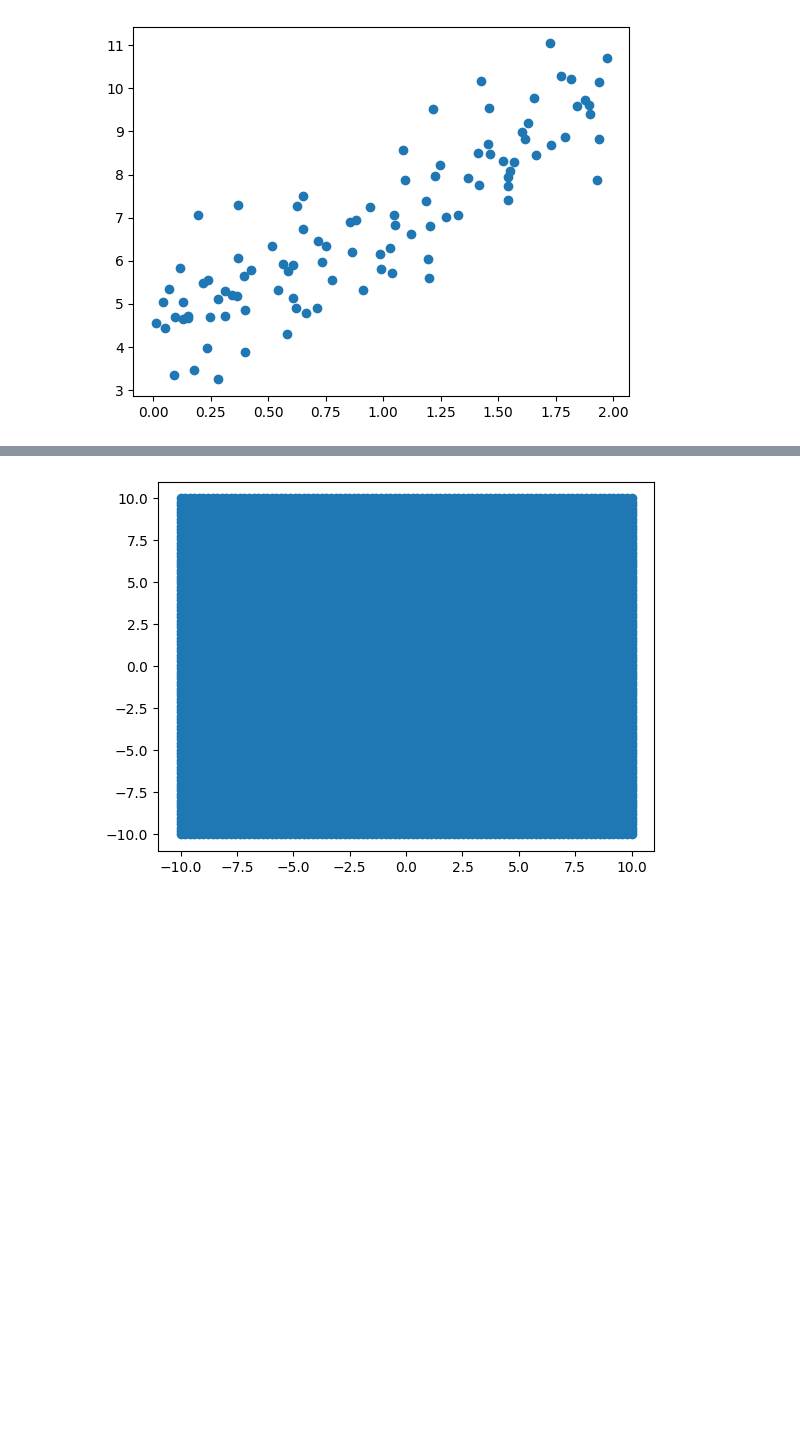
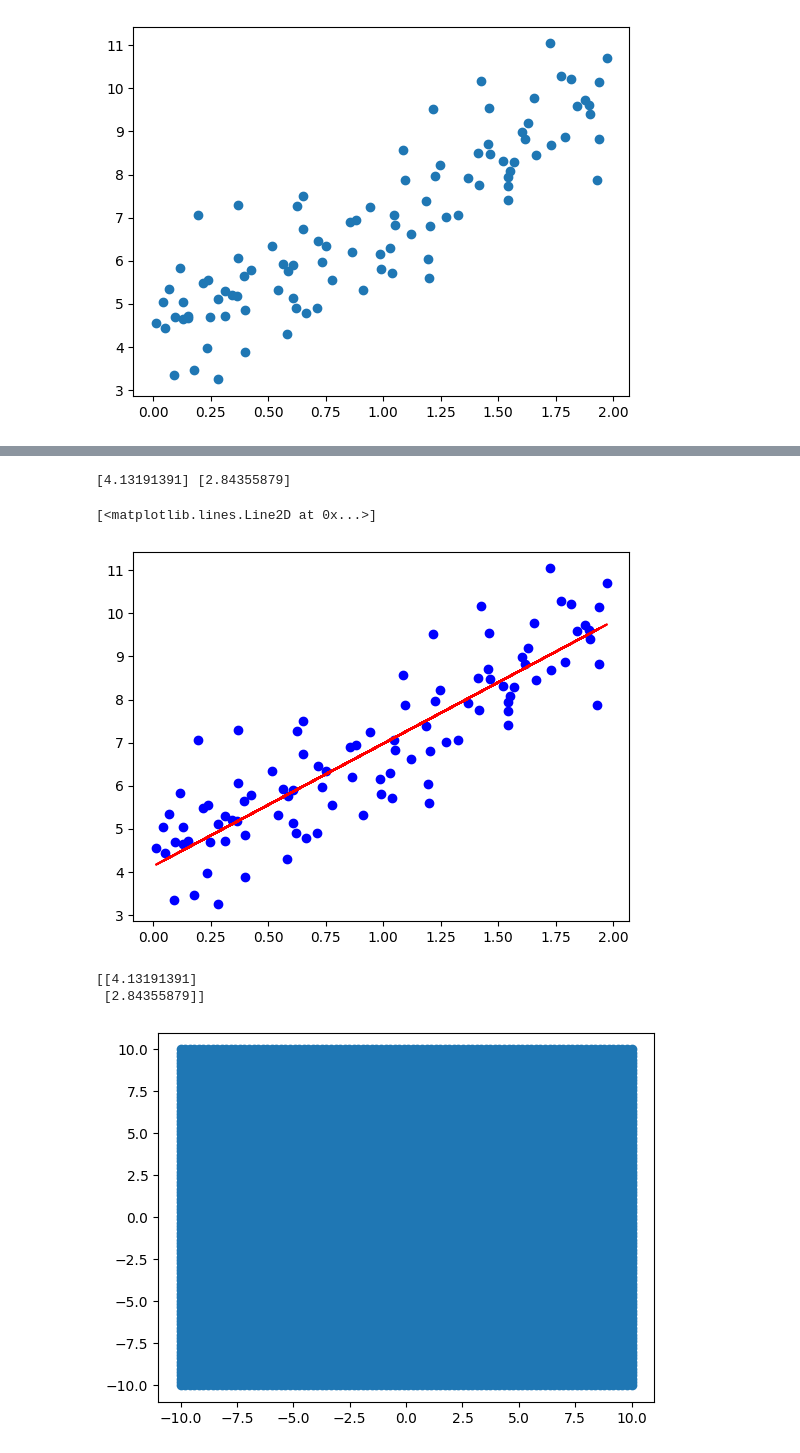
Before and after one commit to naeimrezaeian/ML-2025, a Jupyter notebook: Task4_Gradient Descent.ipynb, the cells around one changed output, grey strips where cells are left out. Cells and saved outputs as stored; diff of their text form; code cells hidden in the pictures; blank space fills up the shorter version.

```diff
--- a/Task4_Gradient Descent.ipynb
+++ b/Task4_Gradient Descent.ipynb
@@ -199,0 +269,21 @@ plt.scatter(X,y)
+# %%
+theta = np.random.randn(2, 1)  # [theta0, theta1]
+alpha = 0.01                    # learning rate
+iterations = 1000
+n = len(X)
+
+for _ in range(iterations):
+    y_pred=theta[0]+theta[1]*X
+    d_theta_0 = (2/n) * np.sum(y_pred-y)
+    d_theta_1 = (2/n) * np.sum((y_pred-y) * X)
+    theta[0] = theta[0] - alpha * d_theta_0
+    theta[1] = theta[1] - alpha * d_theta_1
+
+print(theta[0],theta[1])
+plt.scatter(X, y, color='blue', label='Data')
+y_pred = theta[0] + theta[1] * X
+plt.plot(X, y_pred, color='red', label='pred')
+# %% [output]
+[4.13191391] [2.84355879]
+[<matplotlib.lines.Line2D at 0x...>]
+[figure, added]
@@ -199,0 +301,6 @@ plt.scatter(X,y)
+# %%
+theta= GD(X,y,alpha=0.01)
+print(theta)
+# %% [output]
+[[4.13191391]
+ [2.84355879]]
```
Also changed, not shown: parts of 52 cells of this notebook.
